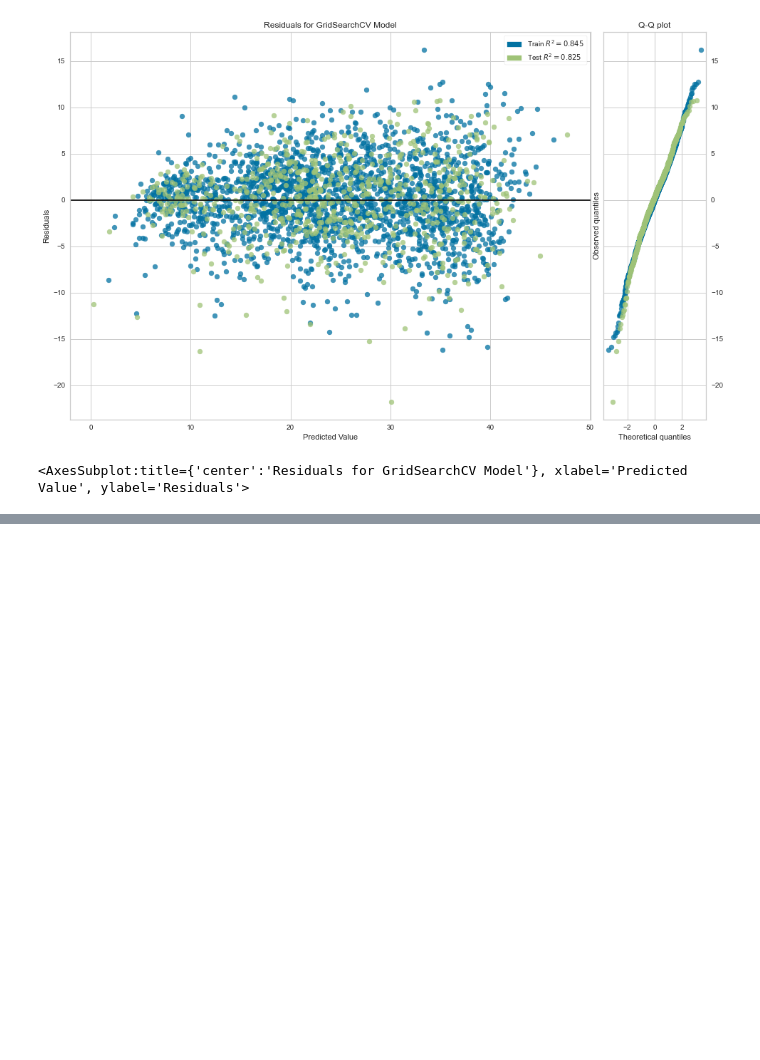
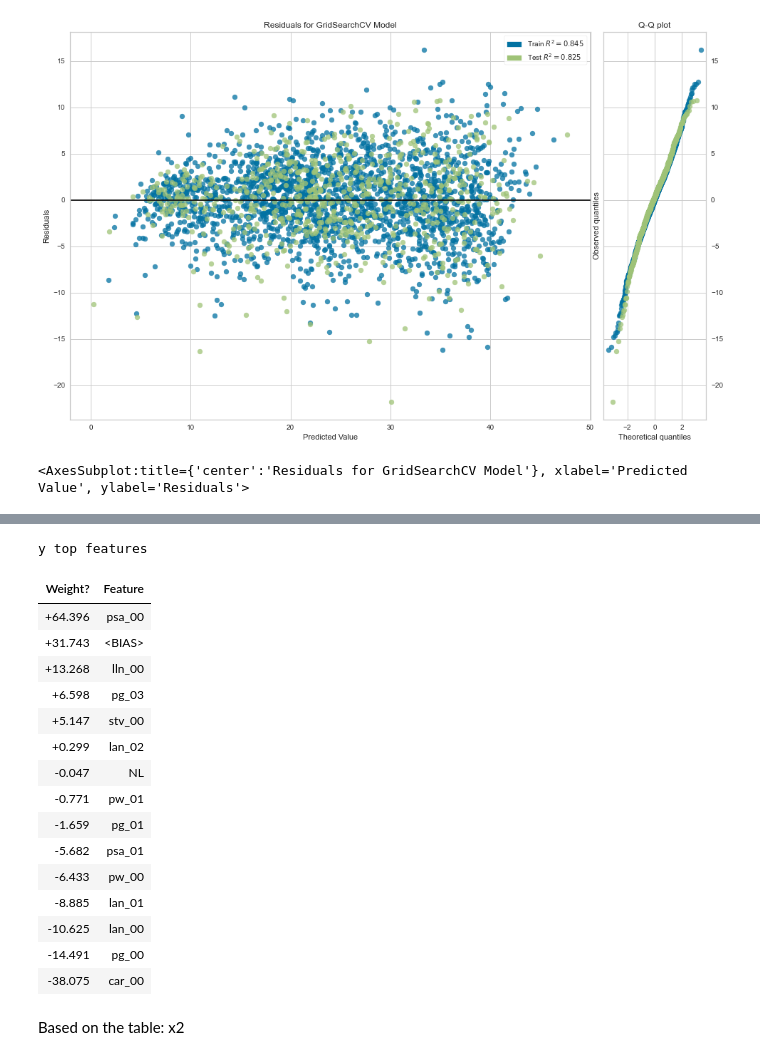
Before and after one commit to ravitpt87/urban-eureka, a Jupyter notebook: Notebook_Model_PolyMultiLinReg.ipynb, the cells around one changed output, grey strips where cells are left out. Cells and saved outputs as stored; diff of their text form; code cells hidden in the pictures; blank space fills up the shorter version.

```diff
--- a/Notebook_Model_PolyMultiLinReg.ipynb
+++ b/Notebook_Model_PolyMultiLinReg.ipynb
@@ -591,0 +730,21 @@ visualizer_poly3.show()
+# %%
+eli5.show_weights(lr4, feature_names=in_cols)
+# ['pw_00', 'pw_01', 'psa_00', 'psa_01', 'car_00', 'lln_00', 'stv_00', 'pg_00', 'pg_01', 'pg_03', 'lan_00', 'lan_01', 'lan_02', 'NL', 'target']
+# %% [output]
+y top features
+| Weight? | Feature |
+| +64.396 | psa_00 |
+| +31.743 | <BIAS> |
+| +13.268 | lln_00 |
+| +6.598 | pg_03 |
+| +5.147 | stv_00 |
+| +0.299 | lan_02 |
+| -0.047 | NL |
+| -0.771 | pw_01 |
+| -1.659 | pg_01 |
+| -5.682 | psa_01 |
+| -6.433 | pw_00 |
+| -8.885 | lan_01 |
+| -10.625 | lan_00 |
+| -14.491 | pg_00 |
+| -38.075 | car_00 |
@@ -591,0 +756,2 @@ visualizer_poly3.show()
+# %% [markdown]
+Based on the table: x2
```
Also changed, not shown: parts of 19 cells of this notebook, 1 other file.
